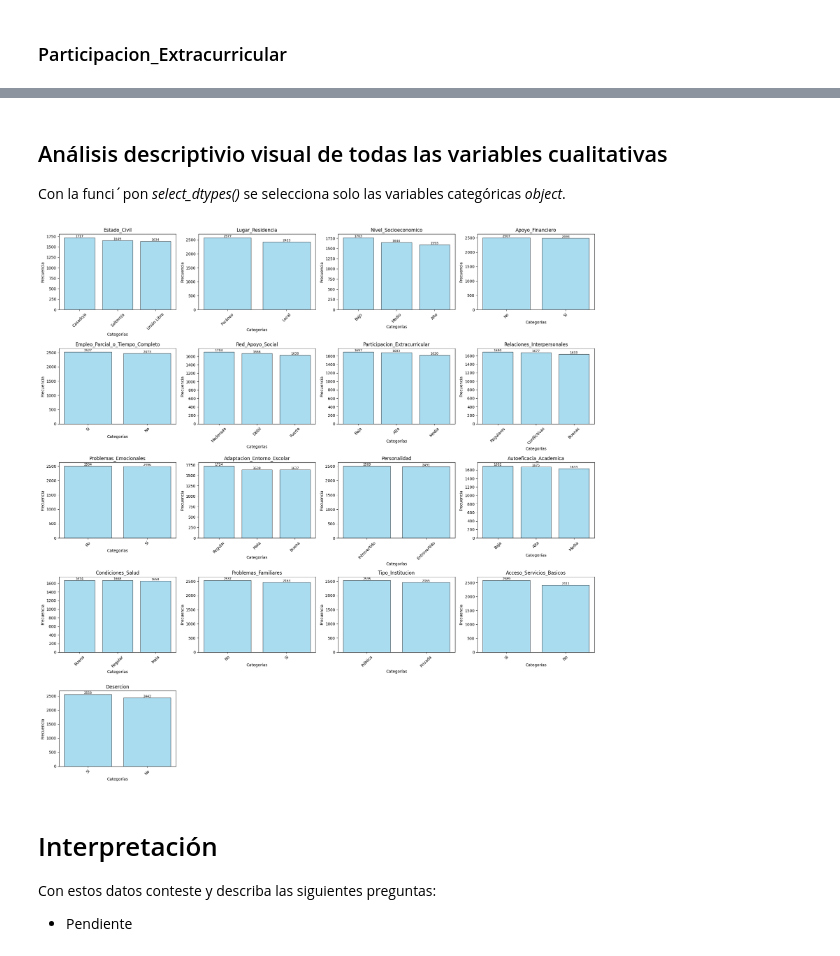
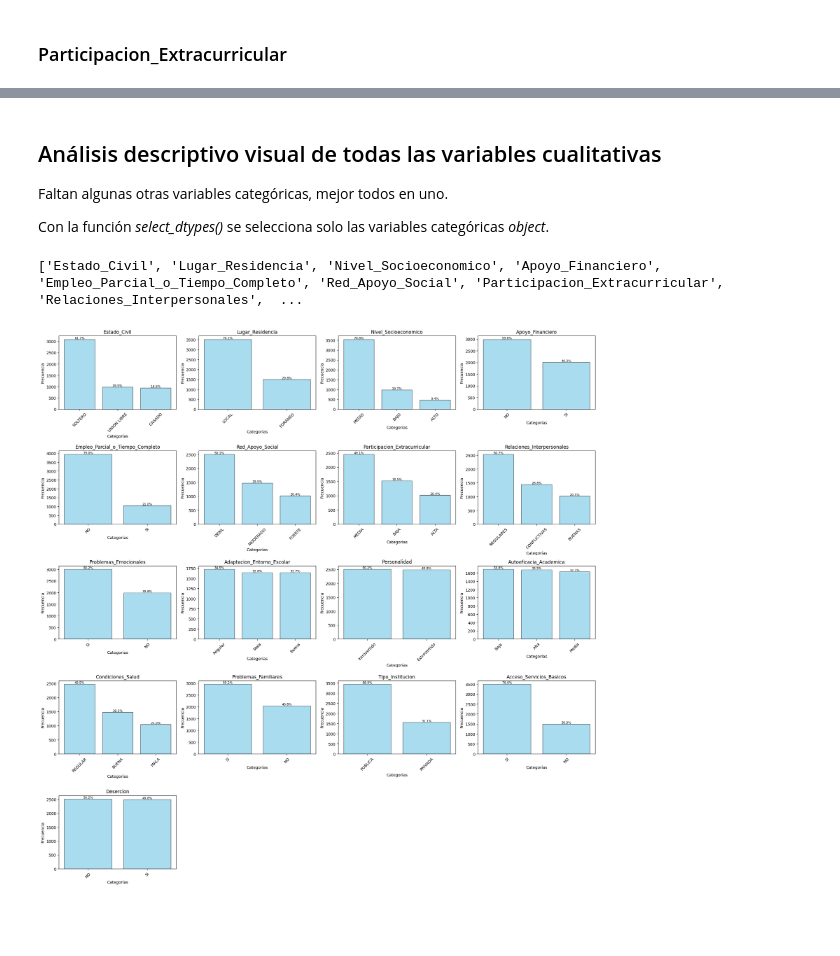
Before and after one commit to rpizarrog/innovacion-empresarial, a Jupyter notebook: notebook_python/Explorar_datos_de_desercion_estudiantil.ipynb, the cells around one changed output, grey strips where cells are left out. Drawn from its saved outputs; the diff is of its cells as text; code cells hidden in the pictures; blank space fills up the shorter version.

```diff
--- a/notebook_python/Explorar_datos_de_desercion_estudiantil.ipynb
+++ b/notebook_python/Explorar_datos_de_desercion_estudiantil.ipynb
@@ -207,13 +207,17 @@ def f_barra_multiple_matriz(datos, variables=None, color='lightblue', mostrar='p
     for i, variable in enumerate(variables):
         # Contar la frecuencia de cada categoría
         frecuencias = datos[variable].value_counts()
+        total = frecuencias.sum()
+        porcentajes = (frecuencias / total) * 100  # Convertir a porcentaje
 
         # Mostrar solo las primeras o últimas 10 categorías si hay más de 10
         if len(frecuencias) > 10:
             if mostrar == 'primeros':
                 frecuencias = frecuencias.head(10)
+                porcentajes = porcentajes.head(10)
             elif mostrar == 'ultimos':
                 frecuencias = frecuencias.tail(10)
+                porcentajes = porcentajes.tail(10)
 
         # Dibujar el diagrama de barras en el subplot correspondiente
         axes[i].bar(frecuencias.index, frecuencias.values, color=color, edgecolor='black', alpha=0.7)
@@ -222,9 +226,9 @@ def f_barra_multiple_matriz(datos, variables=None, color='lightblue', mostrar='p
         axes[i].set_ylabel('Frecuencia')
         axes[i].tick_params(axis='x', rotation=45)
 
-        # Mostrar valores sobre las barras
-        for j, valor in enumerate(frecuencias.values):
-            axes[i].text(j, valor, f'{valor}', ha='center', va='bottom', fontsize=8)
+        # Mostrar valores como porcentajes sobre las barras
+        for j, (valor, porcentaje) in enumerate(zip(frecuencias.values, porcentajes)):
+            axes[i].text(j, valor, f'{porcentaje:.1f}%', ha='center', va='bottom', fontsize=8)
 
     # Ocultar subplots vacíos
     for ax in axes[num_columnas:]:
@@ -280,8 +284,8 @@ def f_histograma_multiple_matriz(datos, columnas=None, bins=10, color='skyblue')
 
 Se hace uso de la función *f_cargar_datos()* previamente codificada y ejecutada para cargar los datos.
 # %%
-# https://raw.githubusercontent.com/rpizarrog/innovacion-empresarial/refs/heads/main/datos/datos_desercion_estudiantil_completo_transformado.csv
-url = "https://raw.githubusercontent.com/rpizarrog/innovacion-empresarial/refs/heads/main/datos/datos_desercion_estudiantil_completo_transformado.csv"
+# https://raw.githubusercontent.com/rpizarrog/innovacion-empresarial/refs/heads/main/datos/datos_desercion_estudiantil_completo.csv
+url = "https://raw.githubusercontent.com/rpizarrog/innovacion-empresarial/refs/heads/main/datos/datos_desercion_estudiantil_completo.csv"
 datos_cargados = f_cargar_datos(url)
 # %% [output]
 Datos cargados correctamente.
@@ -587,16 +600,13 @@ f_barra(datos, 'Participacion_Extracurricular')
 # %% [markdown]
-## Análisis descriptivio visual de todas las variables cualitativas
+## Análisis descriptivo visual de todas las variables cualitativas
 
-Con la funci´pon *select_dtypes()* se selecciona solo las variables categóricas *object*.
+Faltan algunas otras variables categóricas, mejor todos en uno.
+
+Con la función *select_dtypes()* se selecciona solo las variables categóricas *object*.
 # %%
 columnas_categoricas = datos.select_dtypes(include=['object', 'category']).columns.tolist()
-columnas_categoricas
+print(columnas_categoricas)
 f_barra_multiple_matriz (datos, variables=columnas_categoricas, color='skyblue', mostrar='primeros')
 # %% [output]
+['Estado_Civil', 'Lugar_Residencia', 'Nivel_Socioeconomico', 'Apoyo_Financiero', 'Empleo_Parcial_o_Tiempo_Completo', 'Red_Apoyo_Social', 'Participacion_Extracurricular', 'Relaciones_Interpersonales',  ...
-[figure, old version]
+[figure, new version]
-# %% [markdown]
-# Interpretación
-
-Con estos datos conteste y describa las siguientes preguntas:
-
-* Pendiente
```
Also changed, not shown: parts of 35 cells of this notebook.
